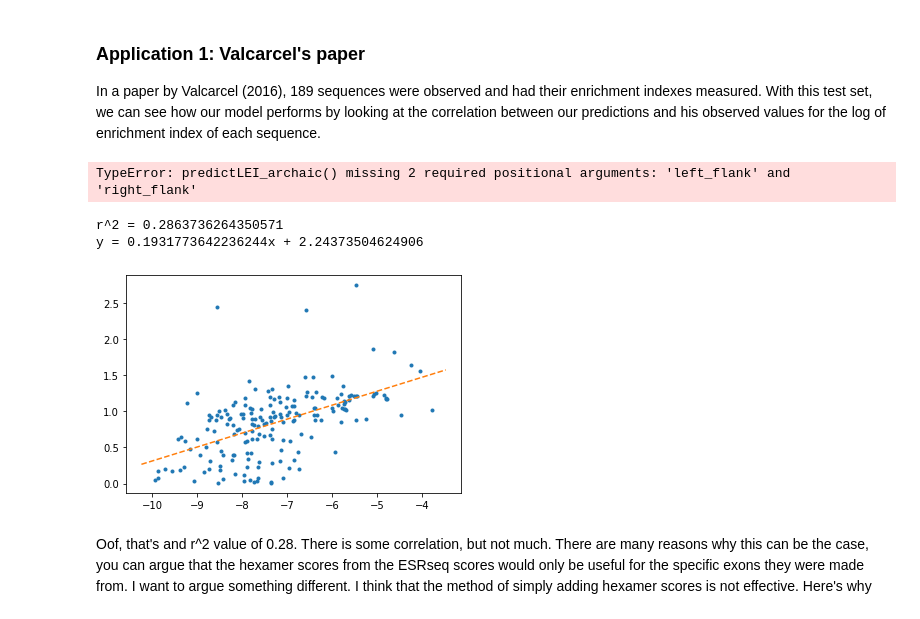
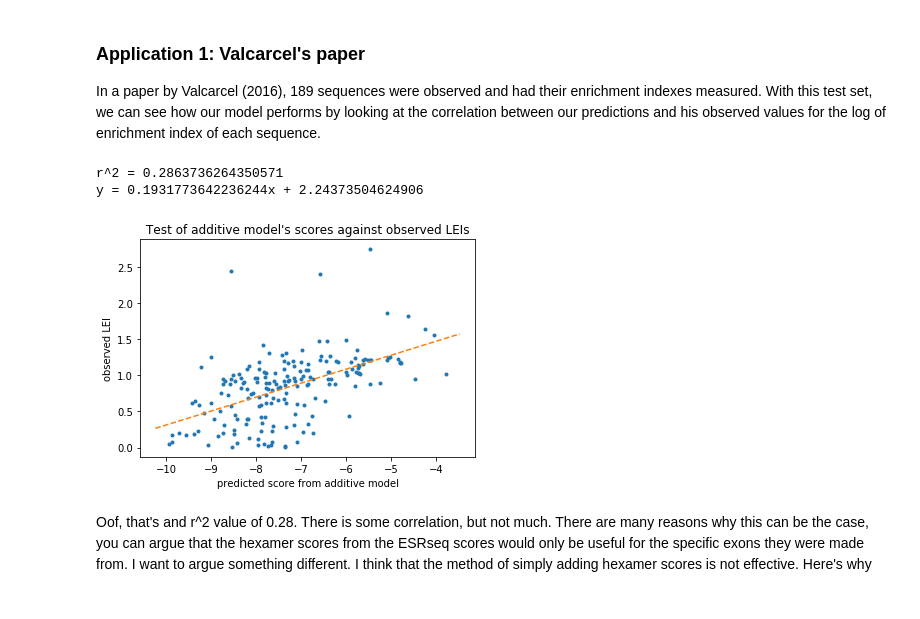
Before and after one commit to danielsjoo/Surf2021Research, a Jupyter notebook: Secondary structure predictive model.ipynb, the cells around one changed output. Cells and saved outputs as stored; diff of their text form; code cells hidden in the pictures.

```diff
--- a/Secondary structure predictive model.ipynb
+++ b/Secondary structure predictive model.ipynb
@@ -37,0 +407,18 @@ for i in x:
+# %%
+position =50
+window_size = 5
+x_vals = []
+y_vals = []
+for mutant in all_but_these_muts(position,window_size):
+    x_vals.append(delta_n_rcomps(mutant,position,window_size))
+    y_vals.append(hma_data[mutant][0])
+
+slope, intercept, r_value, p_value, std_err = stats.linregress(x_vals,y_vals)
+plt.plot(x_vals,y_vals,'.')
+plt.xlabel("change in compeitors")
+plt.ylabel("LEI")
+plt.title("effect of change of competition on LEI for each mutant on position 50-55")
+abline(slope,intercept)
+print("n = " + str(len(x_vals)))
+print("r = " + str(r_value))
+print("y = " + str(slope) + "x + " + str(intercept))
@@ -37,0 +457,8 @@ for i in x:
+# %%
+#tests
+print(issimilar("abcde","aaade"))
+print(reverse_complement("ATGCT"))
+print(num_of_complements("ATGCTGCCGAATCAAAAGAAT",1,5))
+x = all_but_these_muts(30,35) #check
+for i in x:
+    print(i)
@@ -77,18 +522,6 @@ for row in datareader:
 datafile.close()
 # %%
 # the previous model simply adds the enrichment scores of each significant hexamer in the set
-
-def predictLEI_archaic(preMRNA):
-    #extract hex sequences from preMRNA
-    hexs = [preMRNA[i:i+6] for i in range(len(preMRNA)-5)]
-    #list out significant weighted hex scores
-    hexLEIs = []
-    for hexSeq in hexs:
-        if hexSeq in ESRseq_scores:
-            hexLEIs.append(ESRseq_scores[hexSeq])
-    #average the hex scores, the following code will break if you input a sequence with only insignificant hexs
-    sumScores = sum(hexLEIs)
-    return(sumScores)
 
 def predictLEI_archaic(preMRNA,left_flank,right_flank):
     #extract hex sequences from preMRNA
@@ -149,24 +582,25 @@ datafile.close()
 
 # write in our predictments
 for sequence in  valcarcel_data:
-    valcarcel_data[sequence][1] = predictLEI_archaic(sequence)
+    valcarcel_data[sequence][1] = predictLEI_archaic(sequence,0,0)
-# %% [output]
-TypeError: predictLEI_archaic() missing 2 required positional arguments: 'left_flank' and 'right_flank'
 # %%
 x_vals = []
 y_vals = []
 for seq in valcarcel_data:
     y_vals.append(valcarcel_data[seq][0]) #x is valcarcel's observations
     x_vals.append(valcarcel_data[seq][1]) #y is our predictment
 slope, intercept, r_value, p_value, std_err = stats.linregress(x_vals,y_vals)
 plt.plot(x_vals,y_vals,'.')
 abline(slope,intercept)
+plt.xlabel("predicted score from additive model")
+plt.ylabel("observed LEI")
+plt.title("Test of additive model's scores against observed LEIs")
 print("r^2 = " + str(r_value**2))
 print("y = " + str(slope) + "x + " + str(intercept))
 # %% [output]
 r^2 = 0.2863736264350571
 y = 0.1931773642236244x + 2.24373504624906
-[figure, old version]
+[figure, new version]
 # %% [markdown]
 Oof, that's and r^2 value of 0.28. There is some correlation, but not much. There are many reasons why this can be the case, you can argue that the hexamer scores from the ESRseq scores would only be useful for the specific exons they were made from. I want to argue something different. I think that the method of simply adding hexamer scores is not effective. Here's why
 # %% [markdown]
```
Also changed, not shown: parts of 27 cells of this notebook, 7 other files.
